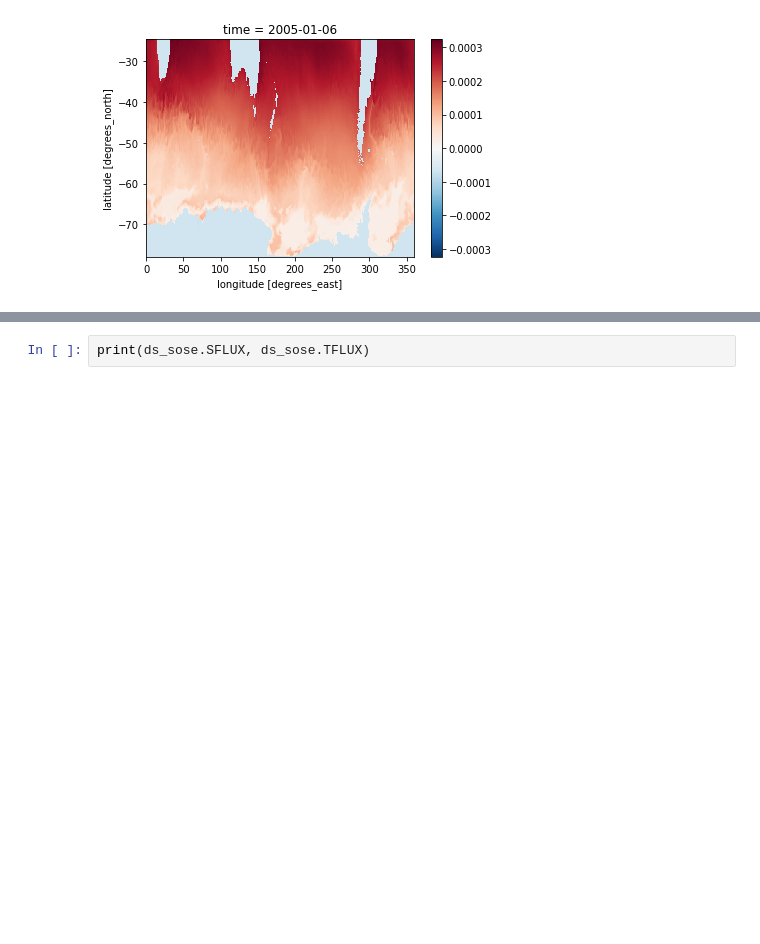
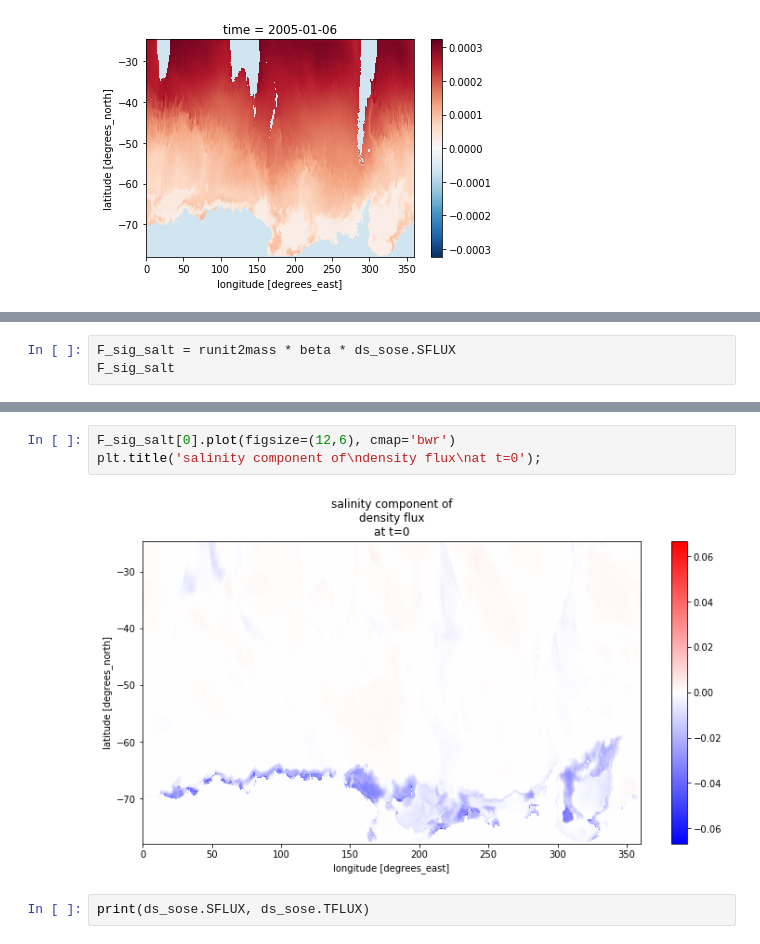
Before and after one commit to shanicetbailey/nasa-finesst-proposal, a Jupyter notebook: NASA-preliminary-figs.ipynb, the cells around one changed output, grey strips where cells are left out. Cells and saved outputs as stored; diff of their text form; blank space fills up the shorter version.

```diff
--- a/NASA-preliminary-figs.ipynb
+++ b/NASA-preliminary-figs.ipynb
@@ -156,0 +164,3 @@ ds_sose.TFLUX.units
+# %%
+F_sig_salt = runit2mass * beta * ds_sose.SFLUX
+F_sig_salt
@@ -157,3 +177,8 @@ ds_sose.TFLUX.units
+# %%
+F_sig_salt[0].plot(figsize=(12,6), cmap='bwr')
+plt.title('salinity component of\ndensity flux\nat t=0');
+# %% [output]
+[figure, added]
 # %%
 print(ds_sose.SFLUX, ds_sose.TFLUX)
 # %% [output]
```
Also changed, not shown: parts of 32 cells of this notebook.
